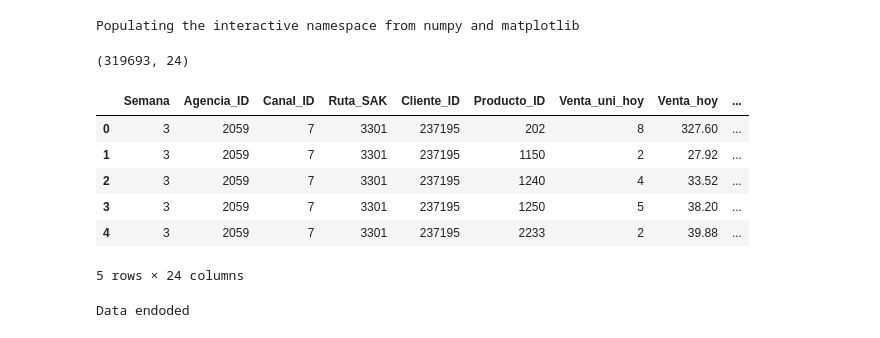
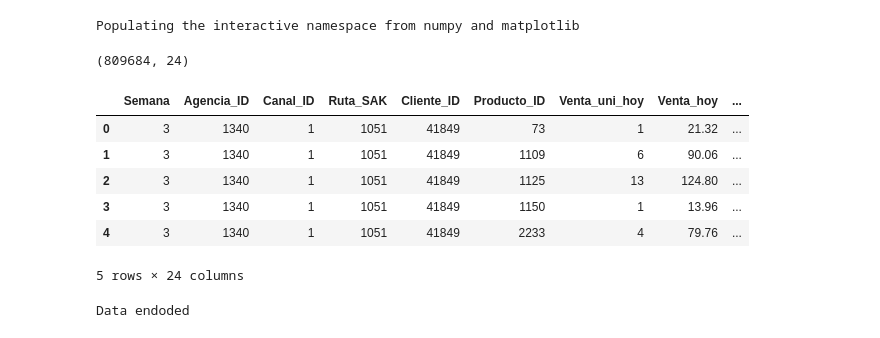
Before and after one commit to ValIlya/KB, a Jupyter notebook: models/xgboost.ipynb, the cells around one changed output. Drawn from its saved outputs; the diff is of its cells as text; code cells hidden in the pictures.

```diff
--- a/models/xgboost.ipynb
+++ b/models/xgboost.ipynb
@@ -20,17 +20,17 @@ os.chdir(pts.working_dir())
 # %% [output]
 Populating the interactive namespace from numpy and matplotlib
 # %%
-data_train = pd.read_csv('Feature_releases/release_v01/train_QUERETARO.csv')
+data_train = pd.read_csv('Feature_releases/release_v01/train_NAYARIT.csv')
 print(data_train.shape)
 data_train.head()
 # %% [output]
-(319693, 24)
+(809684, 24)
 |  | Semana | Agencia_ID | Canal_ID | Ruta_SAK | Cliente_ID | Producto_ID | Venta_uni_hoy | Venta_hoy | ... |
-| 0 | 3 | 2059 | 7 | 3301 | 237195 | 202 | 8 | 327.60 | ... |
-| 1 | 3 | 2059 | 7 | 3301 | 237195 | 1150 | 2 | 27.92 | ... |
-| 2 | 3 | 2059 | 7 | 3301 | 237195 | 1240 | 4 | 33.52 | ... |
-| 3 | 3 | 2059 | 7 | 3301 | 237195 | 1250 | 5 | 38.20 | ... |
-| 4 | 3 | 2059 | 7 | 3301 | 237195 | 2233 | 2 | 39.88 | ... |
+| 0 | 3 | 1340 | 1 | 1051 | 41849 | 73 | 1 | 21.32 | ... |
+| 1 | 3 | 1340 | 1 | 1051 | 41849 | 1109 | 6 | 90.06 | ... |
+| 2 | 3 | 1340 | 1 | 1051 | 41849 | 1125 | 13 | 124.80 | ... |
+| 3 | 3 | 1340 | 1 | 1051 | 41849 | 1150 | 1 | 13.96 | ... |
+| 4 | 3 | 1340 | 1 | 1051 | 41849 | 2233 | 4 | 79.76 | ... |
 5 rows × 24 columns
 # %%
 town = pts.text_encoding(pts.town_preproc())
```
Also changed, not shown: parts of 19 cells of this notebook.
